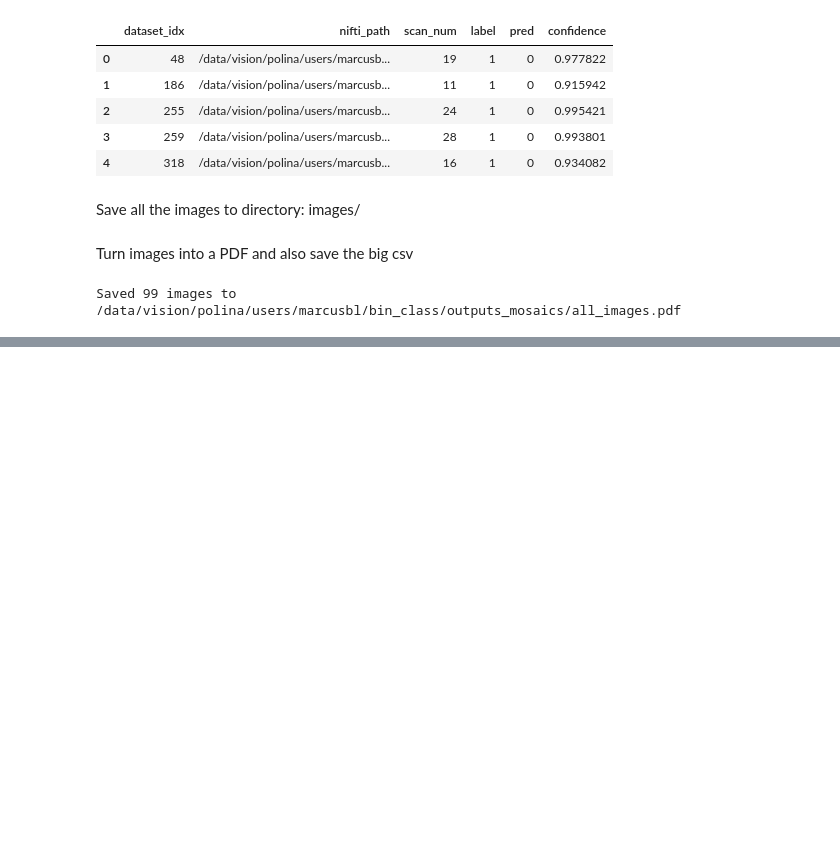
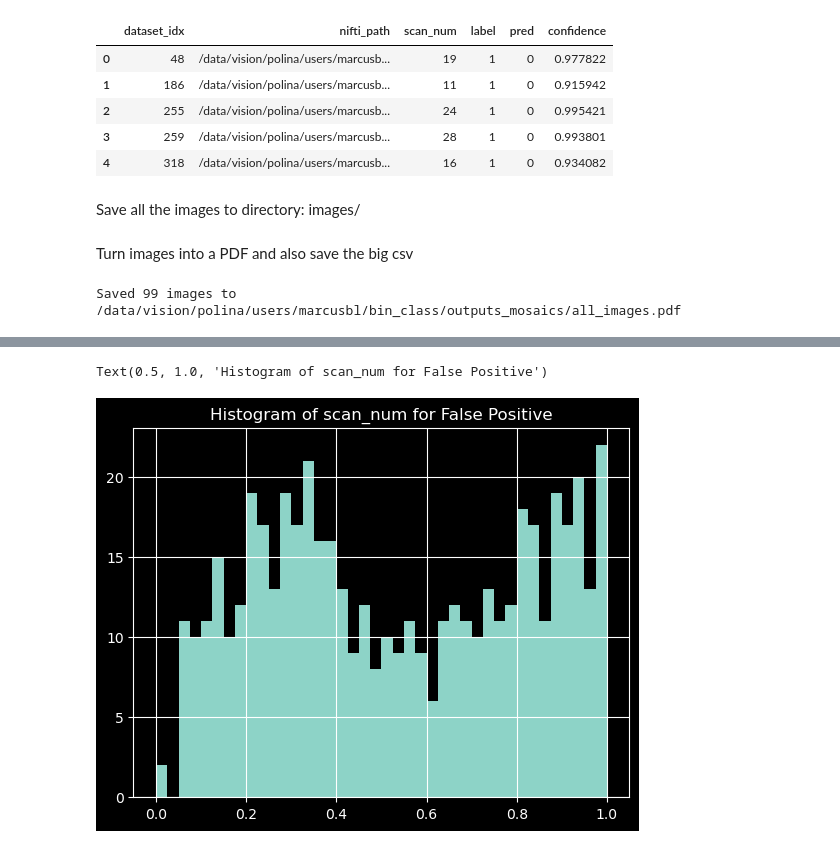
Before and after one commit to MedicalVisionGroup/FetalBrainIQA, a Jupyter notebook: src/generate_mosaics.ipynb, the cells around one changed output, grey strips where cells are left out. Cells and saved outputs as stored; diff of their text form; code cells hidden in the pictures; blank space fills up the shorter version.

```diff
--- a/src/generate_mosaics.ipynb
+++ b/src/generate_mosaics.ipynb
@@ -319,0 +321,7 @@ choices_df.to_csv(out_dir / 'all_choices.csv')
+# %%
+df[["stack_min", "stack_max"]] = (
+    df["stack_min_max"]
+    .str.strip("[]")
+    .str.split(",", expand=True)
+    .astype(int)
+)
@@ -319,0 +337,8 @@ choices_df.to_csv(out_dir / 'all_choices.csv')
+# %%
+df_fp = df[(df['label'] == 0) & (df['pred'] == 1)]
+
+(df_fp['scan_num'] / df_fp['stack_max']).hist(bins=40)
+plt.title("Histogram of scan_num for False Positive")
+# %% [output]
+Text(0.5, 1.0, 'Histogram of scan_num for False Positive')
+[figure, added]
```
Also changed, not shown: parts of 16 cells of this notebook, 2 other files.
